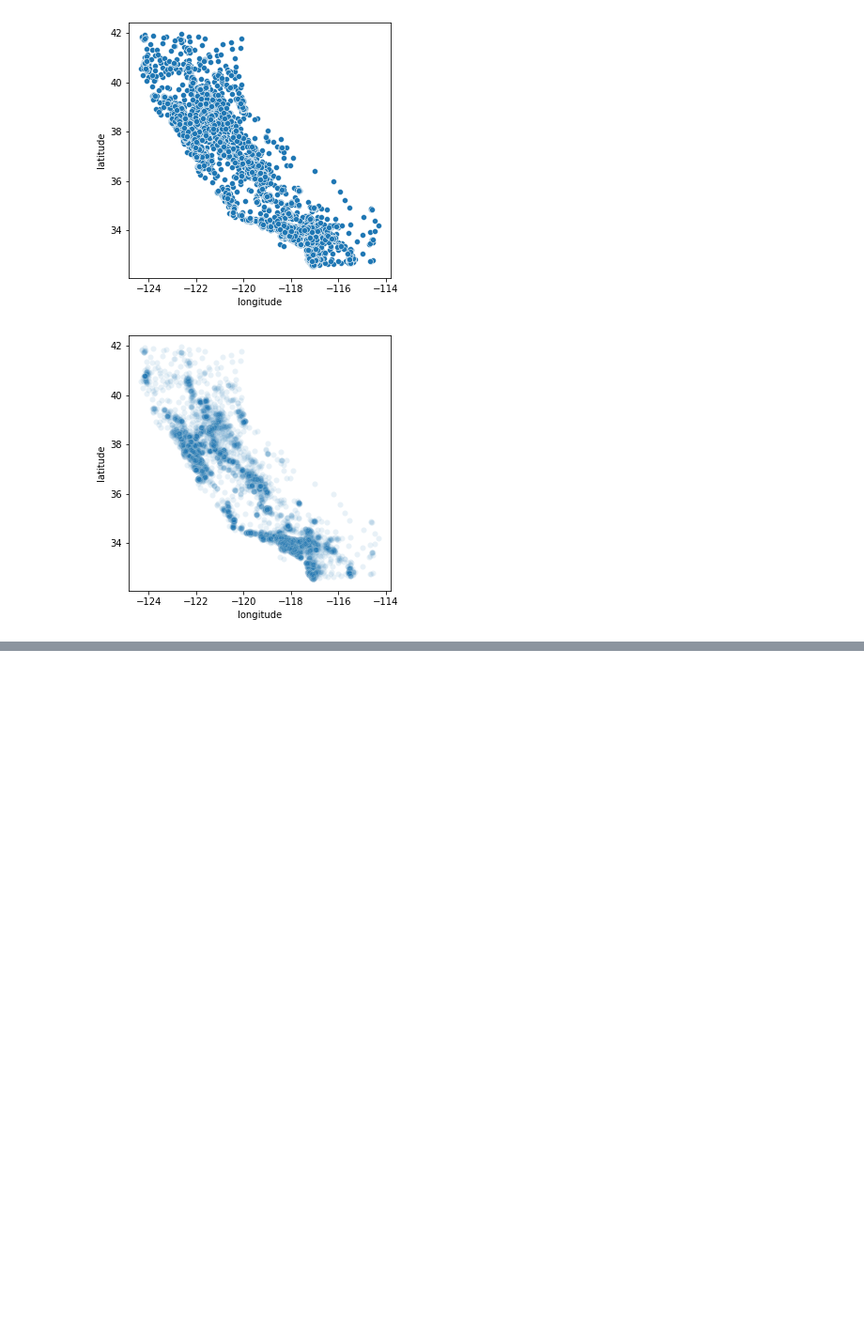
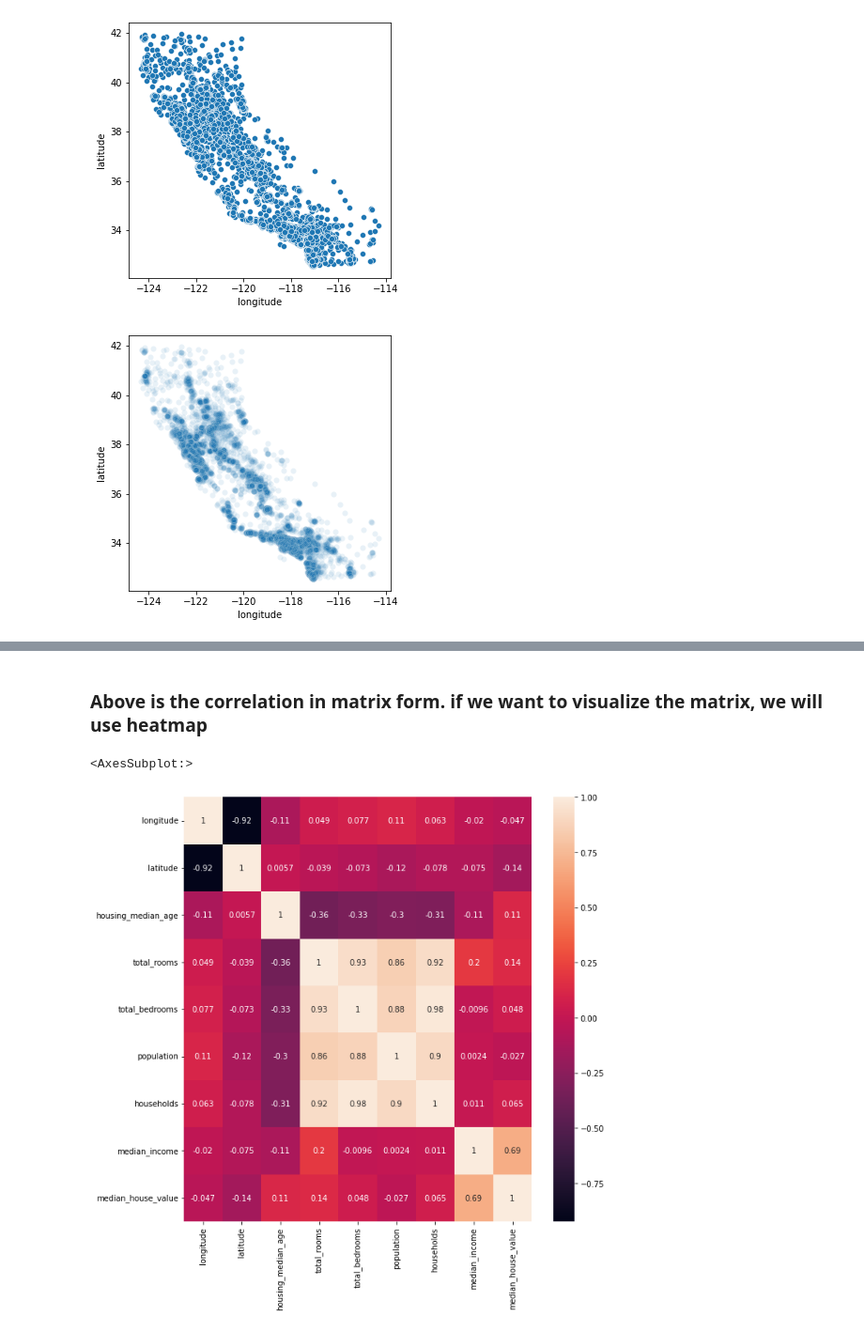
Before and after one commit to dwijendra626/machine_learning_projects, a Jupyter notebook: handson-ml-proj/end-to-end-proj.ipynb, the cells around one changed output, grey strips where cells are left out. Shown at 94% size. Drawn from its saved outputs; the diff is of its cells as text; code cells hidden in the pictures; blank space fills up the shorter version.

```diff
--- a/handson-ml-proj/end-to-end-proj.ipynb
+++ b/handson-ml-proj/end-to-end-proj.ipynb
@@ -255,0 +267,3 @@ plt.show()
+# %%
+corr = housing.corr()
+corr
@@ -255,0 +288,8 @@ plt.show()
+# %% [markdown]
+### Above is the correlation in matrix form. if we want to visualize the matrix, we will use heatmap
+# %%
+plt.figure(figsize=(10,10))
+sns.heatmap(corr,annot=True)
+# %% [output]
+<AxesSubplot:>
+[figure, added]
```
Also changed, not shown: parts of 16 cells of this notebook.
